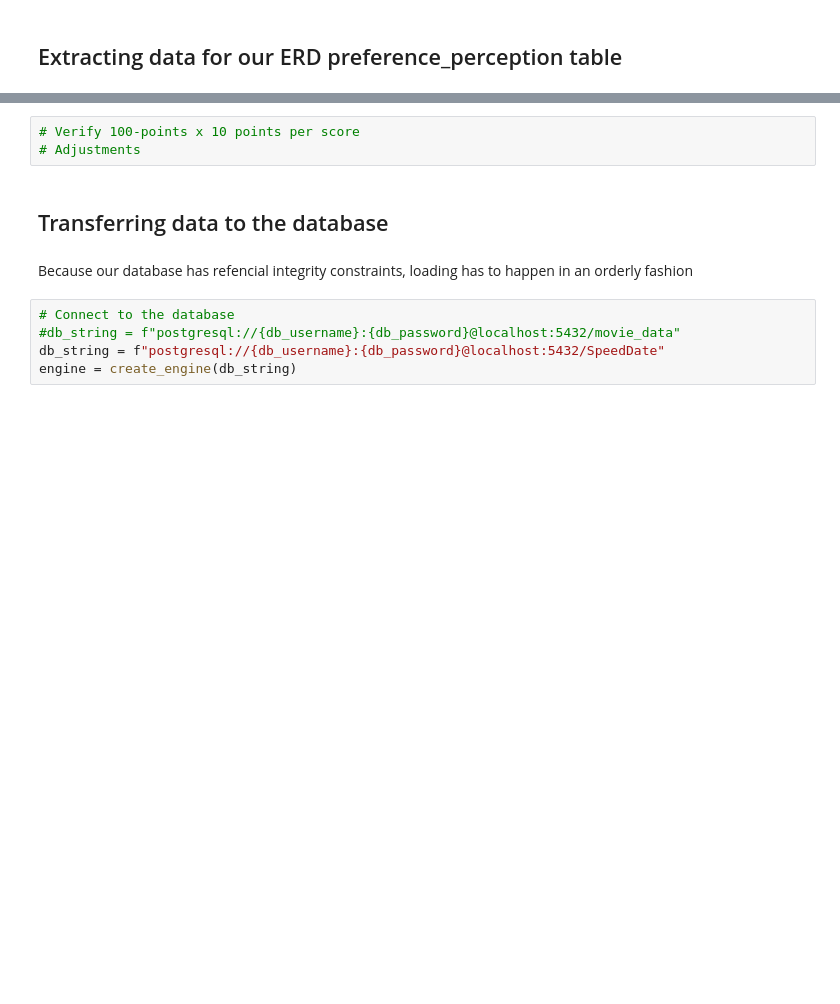
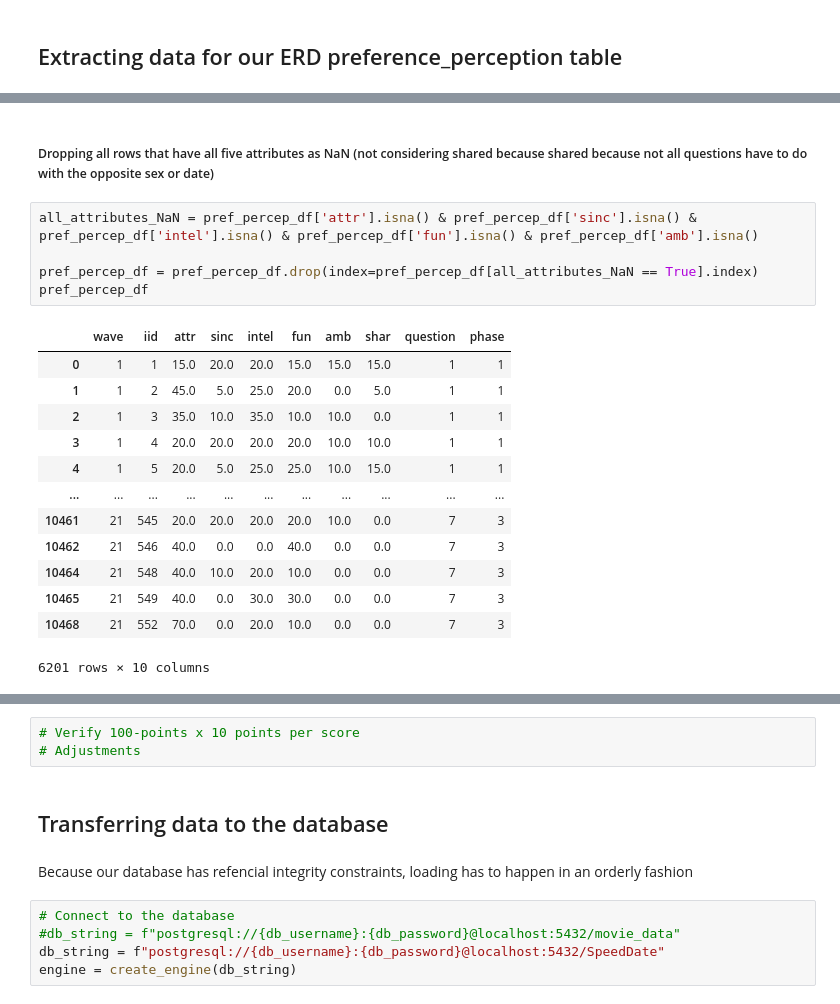
Before and after one commit to DavidGGonzalez/TeamBlue_FinalProject, a Jupyter notebook: Code/LoadDB.ipynb, the cells around one changed output, grey strips where cells are left out. Saved outputs shown, nothing was run; the diff lists cells and outputs as text; blank space fills up the shorter version.

```diff
--- a/Code/LoadDB.ipynb
+++ b/Code/LoadDB.ipynb
@@ -850,0 +724,21 @@ pref_percep_df.sample(2)
+# %% [markdown]
+##### Dropping all rows that have all five attributes as NaN (not considering shared because shared because not all questions have to do with the opposite sex or date)
+# %%
+all_attributes_NaN = pref_percep_df['attr'].isna() & pref_percep_df['sinc'].isna() & pref_percep_df['intel'].isna() & pref_percep_df['fun'].isna() & pref_percep_df['amb'].isna()
+
+pref_percep_df = pref_percep_df.drop(index=pref_percep_df[all_attributes_NaN == True].index)
+pref_percep_df
+# %% [output]
+|  | wave | iid | attr | sinc | intel | fun | amb | shar | question | phase |
+| 0 | 1 | 1 | 15.0 | 20.0 | 20.0 | 15.0 | 15.0 | 15.0 | 1 | 1 |
+| 1 | 1 | 2 | 45.0 | 5.0 | 25.0 | 20.0 | 0.0 | 5.0 | 1 | 1 |
+| 2 | 1 | 3 | 35.0 | 10.0 | 35.0 | 10.0 | 10.0 | 0.0 | 1 | 1 |
+| 3 | 1 | 4 | 20.0 | 20.0 | 20.0 | 20.0 | 10.0 | 10.0 | 1 | 1 |
+| 4 | 1 | 5 | 20.0 | 5.0 | 25.0 | 25.0 | 10.0 | 15.0 | 1 | 1 |
+| ... | ... | ... | ... | ... | ... | ... | ... | ... | ... | ... |
+| 10461 | 21 | 545 | 20.0 | 20.0 | 20.0 | 20.0 | 10.0 | 0.0 | 7 | 3 |
+| 10462 | 21 | 546 | 40.0 | 0.0 | 0.0 | 40.0 | 0.0 | 0.0 | 7 | 3 |
+| 10464 | 21 | 548 | 40.0 | 10.0 | 20.0 | 10.0 | 0.0 | 0.0 | 7 | 3 |
+| 10465 | 21 | 549 | 40.0 | 0.0 | 30.0 | 30.0 | 0.0 | 0.0 | 7 | 3 |
+| 10468 | 21 | 552 | 70.0 | 0.0 | 20.0 | 10.0 | 0.0 | 0.0 | 7 | 3 |
+6201 rows × 10 columns
```
Also changed, not shown: parts of 53 cells of this notebook, 2 other files.
